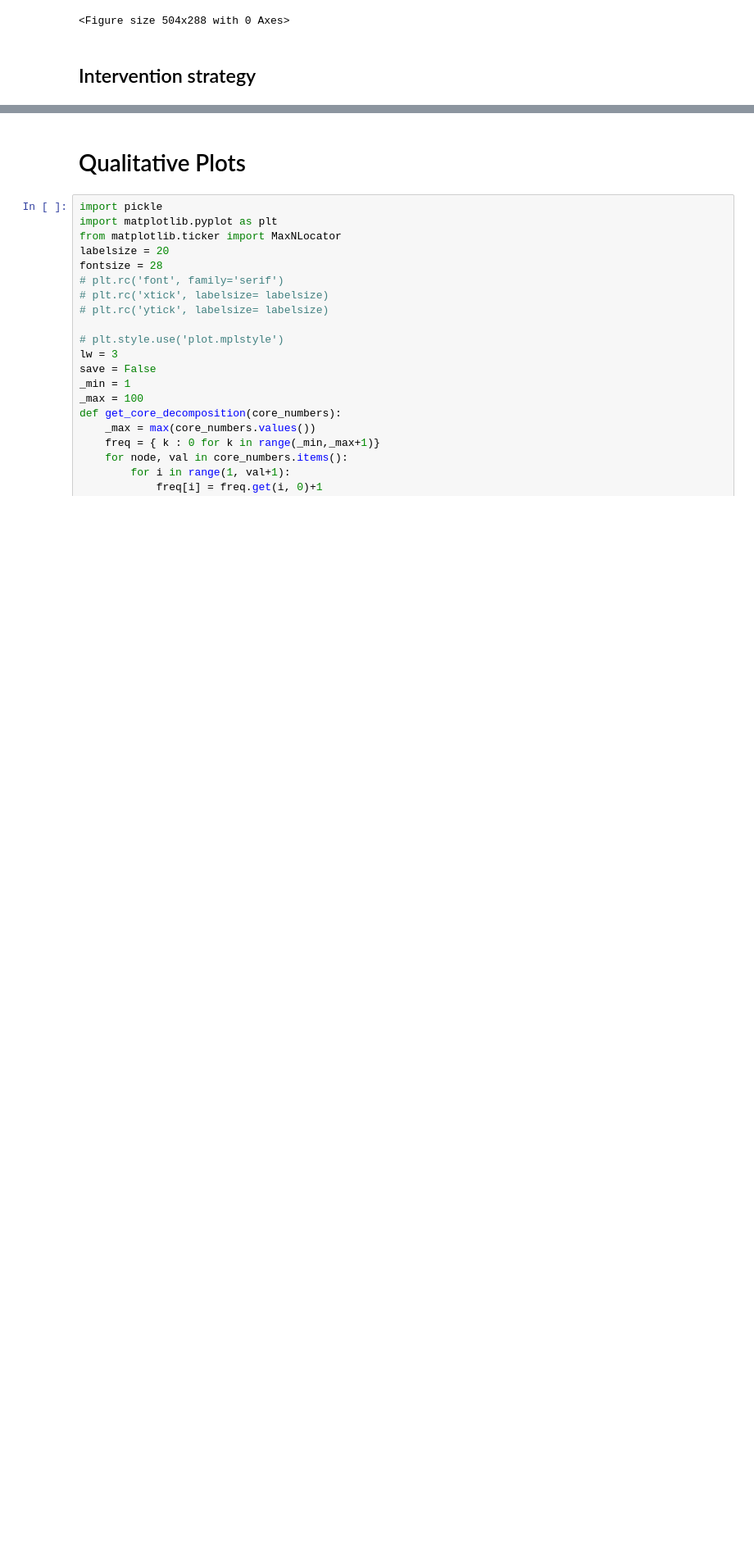
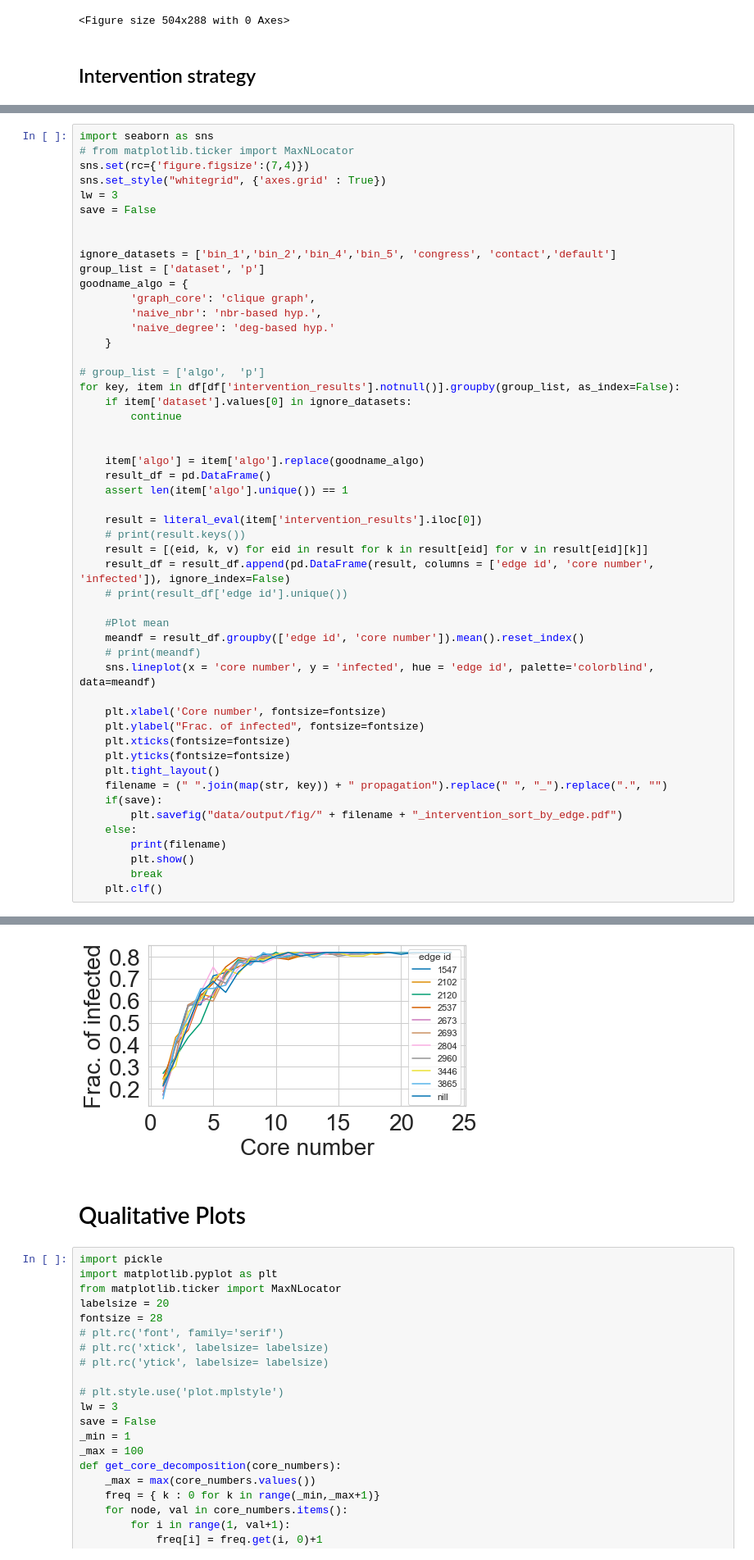
Before and after one commit to bishwamittra/scripts_hg-core-decomposition, a Jupyter notebook: read_output(naheed).ipynb, the cells around one changed output, grey strips where cells are left out. Shown at 82% size. Drawn from its saved outputs; the diff is of its cells as text; blank space fills up the shorter version.

Commit message:
need to plot

```diff
--- a/read_output(naheed).ipynb
+++ b/read_output(naheed).ipynb
@@ -1705,0 +1767,52 @@ enron_03_propagation
+# %%
+import seaborn as sns
+# from matplotlib.ticker import MaxNLocator
+sns.set(rc={'figure.figsize':(7,4)})
+sns.set_style("whitegrid", {'axes.grid' : True})
+lw = 3
+save = False
+
+
+ignore_datasets = ['bin_1','bin_2','bin_4','bin_5', 'congress', 'contact','default']
+group_list = ['dataset', 'p']
+goodname_algo = {
+        'graph_core': 'clique graph',
+        'naive_nbr': 'nbr-based hyp.',
+        'naive_degree': 'deg-based hyp.'
+    }
+
+# group_list = ['algo',  'p']
+for key, item in df[df['intervention_results'].notnull()].groupby(group_list, as_index=False):
+    if item['dataset'].values[0] in ignore_datasets:
+        continue
+
+
+    item['algo'] = item['algo'].replace(goodname_algo)
+    result_df = pd.DataFrame()
+    assert len(item['algo'].unique()) == 1
+
+    result = literal_eval(item['intervention_results'].iloc[0])
+    # print(result.keys())
+    result = [(eid, k, v) for eid in result for k in result[eid] for v in result[eid][k]]
+    result_df = result_df.append(pd.DataFrame(result, columns = ['edge id', 'core number', 'infected']), ignore_index=False)
+    # print(result_df['edge id'].unique())
+
+    #Plot mean
+    meandf = result_df.groupby(['edge id', 'core number']).mean().reset_index()
+    # print(meandf)
+    sns.lineplot(x = 'core number', y = 'infected', hue = 'edge id', palette='colorblind', data=meandf)
+
+    plt.xlabel('Core number', fontsize=fontsize)
+    plt.ylabel("Frac. of infected", fontsize=fontsize)
+    plt.xticks(fontsize=fontsize)
+    plt.yticks(fontsize=fontsize)
+    plt.tight_layout()
+    filename = (" ".join(map(str, key)) + " propagation").replace(" ", "_").replace(".", "")
+    if(save):
+        plt.savefig("data/output/fig/" + filename + "_intervention_sort_by_edge.pdf")
+    else:
+        print(filename)
+        plt.show()
+        break
+    plt.clf()
+# %% [output]
@@ -1706,3 +1820,4 @@ enron_03_propagation
+[figure, added]
 # %% [markdown]
 Qualitative Plots
 ===========
```
Also changed, not shown: parts of 5 cells of this notebook, 2 other files.
